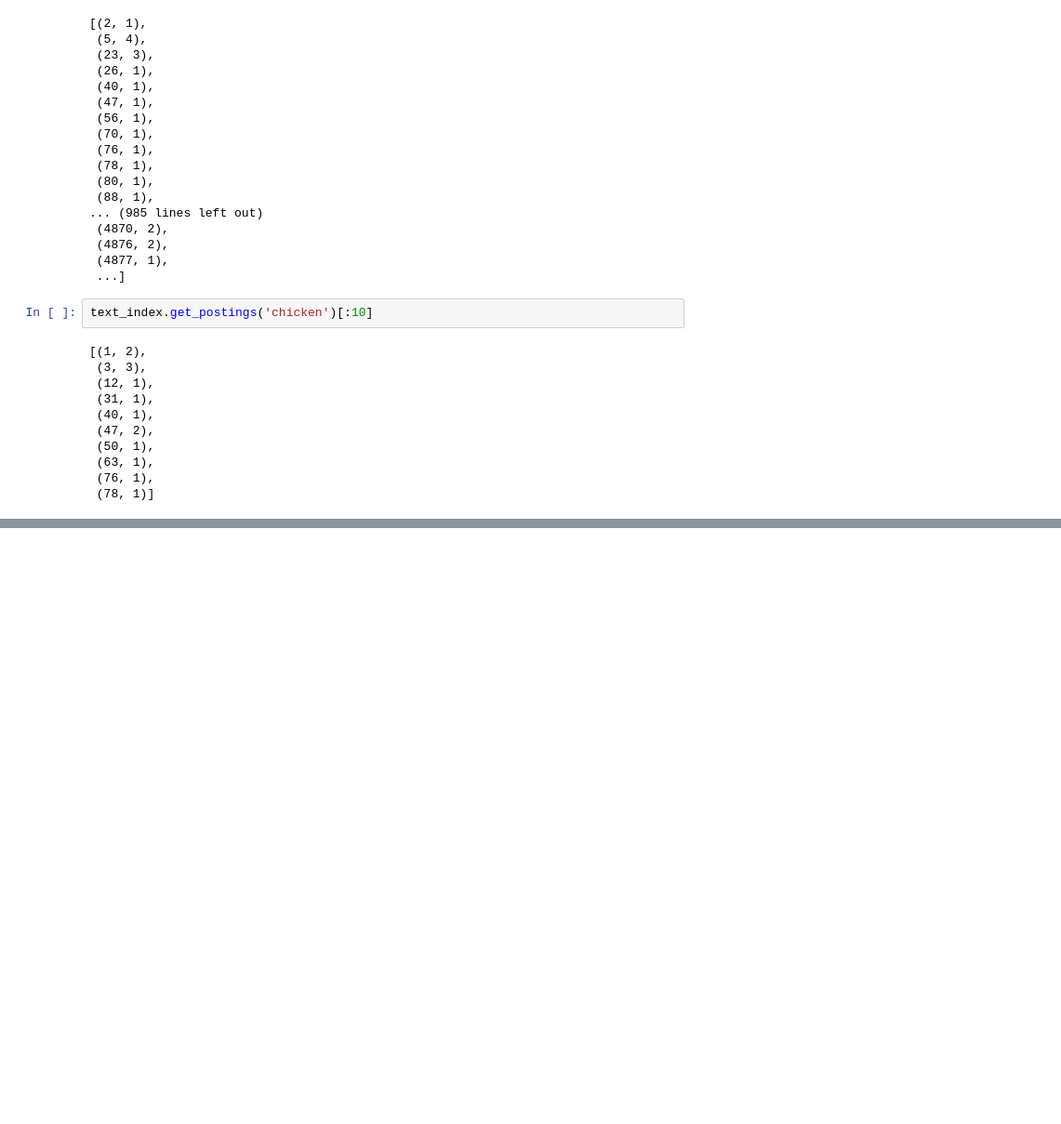
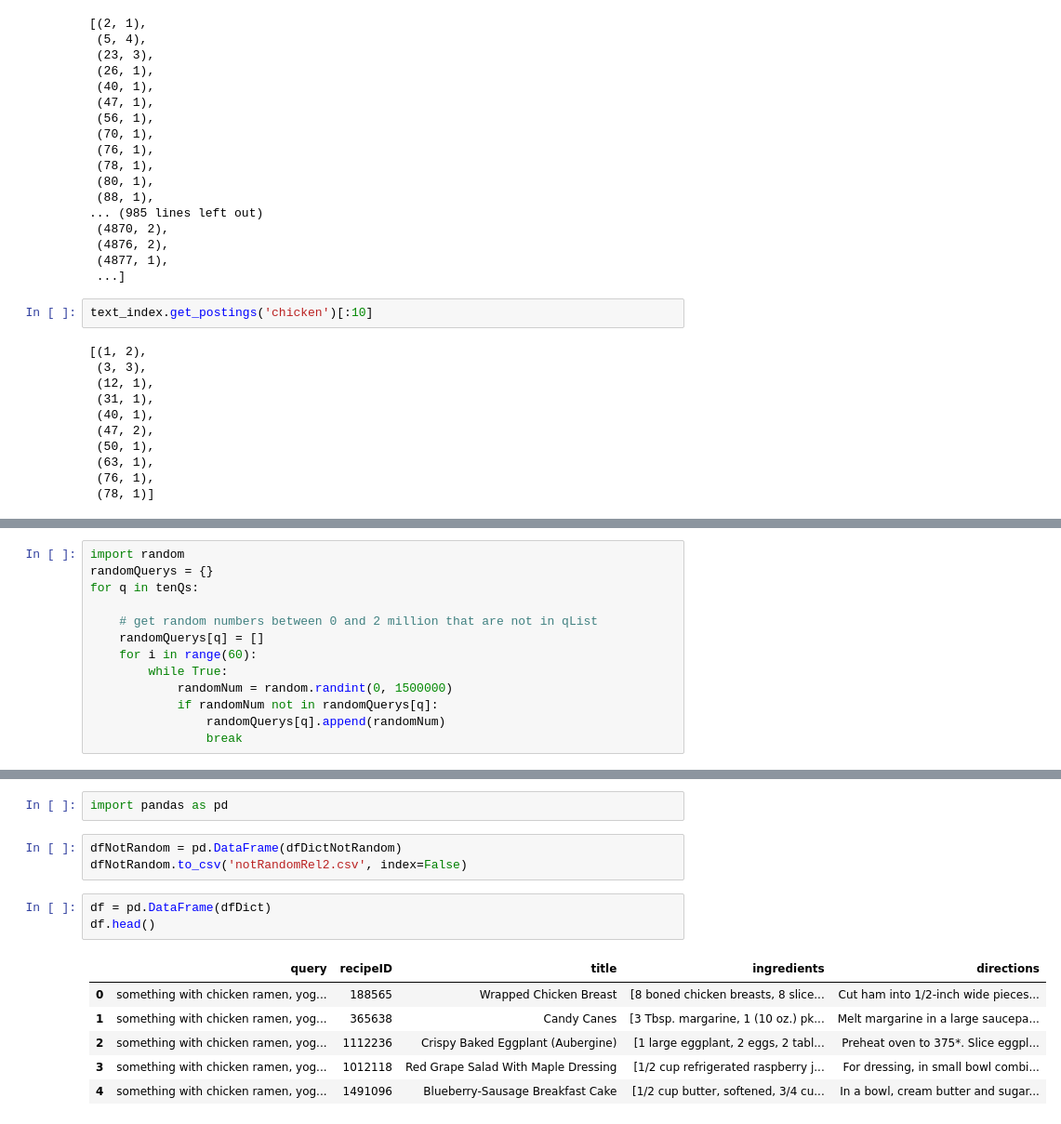
Before and after one commit to bkarduck/si650-final-project, a Jupyter notebook: filetmignon.ipynb, the cells around one changed output, grey strips where cells are left out. Shown at 93% size. Saved outputs shown, nothing was run; the diff lists cells and outputs as text; blank space fills up the shorter version.

```diff
--- a/filetmignon.ipynb
+++ b/filetmignon.ipynb
@@ -474,0 +1436,13 @@ for q in topq:
+# %%
+import random
+randomQuerys = {}
+for q in tenQs:
+
+    # get random numbers between 0 and 2 million that are not in qList
+    randomQuerys[q] = []
+    for i in range(60):
+        while True:
+            randomNum = random.randint(0, 1500000)
+            if randomNum not in randomQuerys[q]:
+                randomQuerys[q].append(randomNum)
+                break
@@ -474,0 +1510,15 @@ for q in topq:
+# %%
+import pandas as pd
+# %%
+dfNotRandom = pd.DataFrame(dfDictNotRandom)
+dfNotRandom.to_csv('notRandomRel2.csv', index=False)
+# %%
+df = pd.DataFrame(dfDict)
+df.head()
+# %% [output]
+|  | query | recipeID | title | ingredients | directions |
+| 0 | something with chicken ramen, yog... | 188565 | Wrapped Chicken Breast | [8 boned chicken breasts, 8 slice... | Cut ham into 1/2-inch wide pieces... |
+| 1 | something with chicken ramen, yog... | 365638 | Candy Canes | [3 Tbsp. margarine, 1 (10 oz.) pk... | Melt margarine in a large saucepa... |
+| 2 | something with chicken ramen, yog... | 1112236 | Crispy Baked Eggplant (Aubergine) | [1 large eggplant, 2 eggs, 2 tabl... | Preheat oven to 375*. Slice eggpl... |
+| 3 | something with chicken ramen, yog... | 1012118 | Red Grape Salad With Maple Dressing | [1/2 cup refrigerated raspberry j... | For dressing, in small bowl combi... |
+| 4 | something with chicken ramen, yog... | 1491096 | Blueberry-Sausage Breakfast Cake | [1/2 cup butter, softened, 3/4 cu... | In a bowl, cream butter and sugar... |
```
Also changed, not shown: parts of 42 cells of this notebook, 2 other files.
